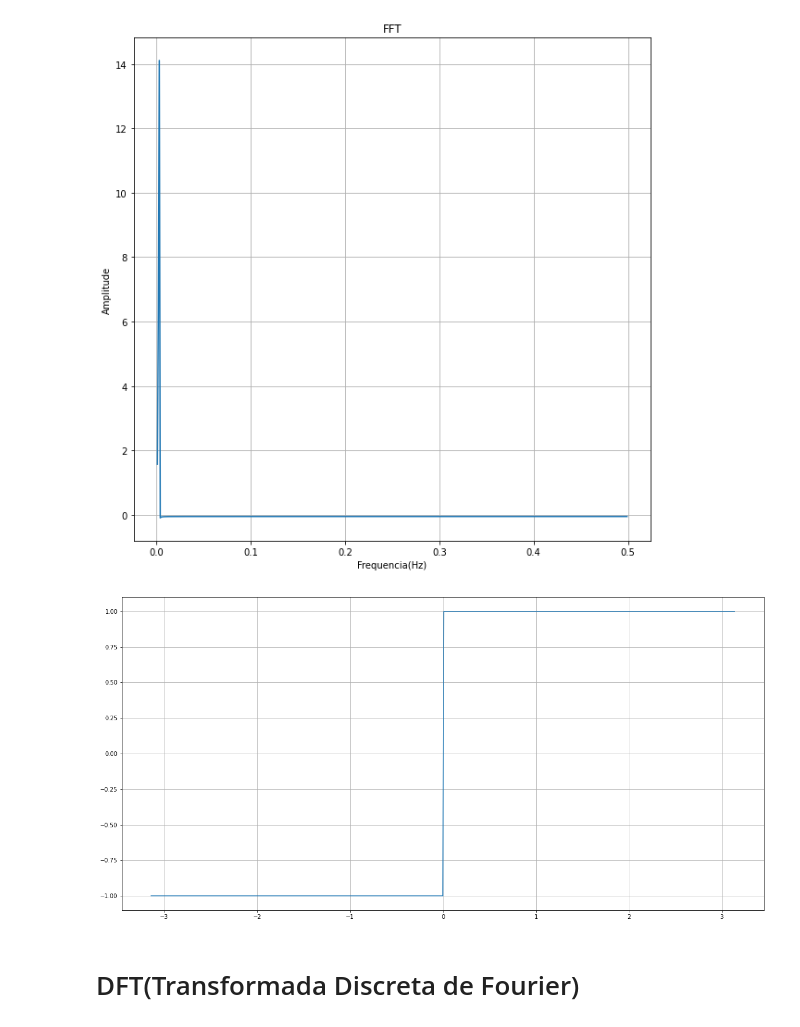
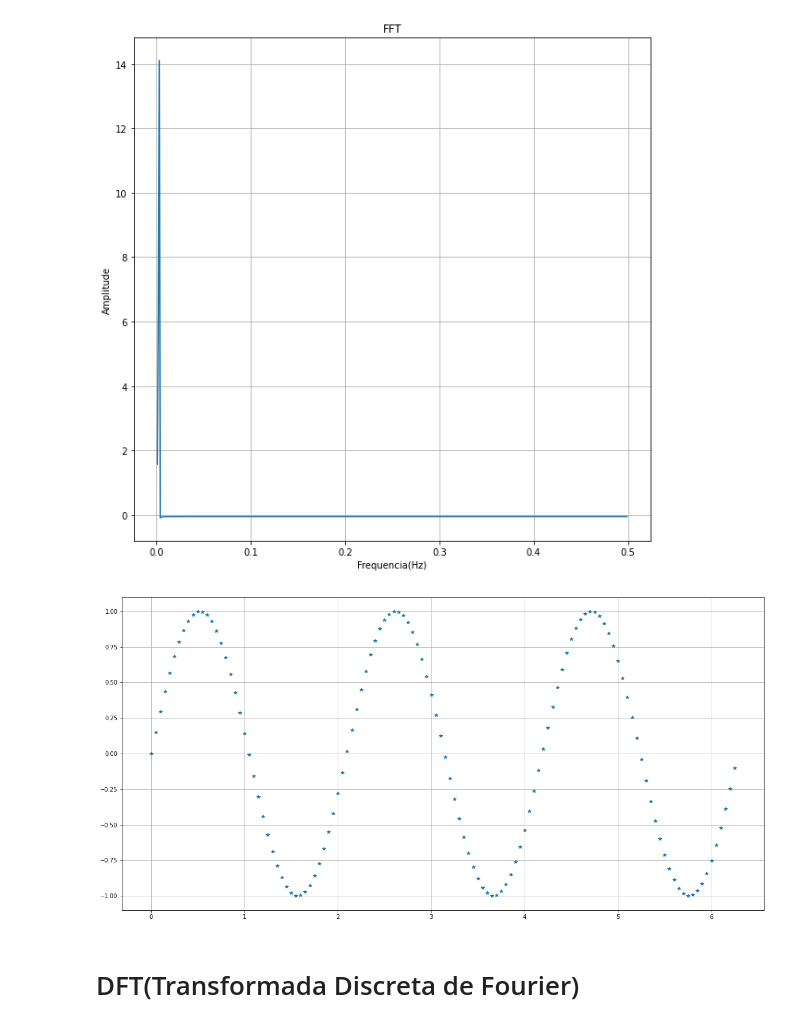
Before and after one commit to HelioLeoesEC/Introducao_wavelet, a Jupyter notebook: main.ipynb, the cells around one changed output. Drawn from its saved outputs; the diff is of its cells as text; code cells hidden in the pictures.

```diff
--- a/main.ipynb
+++ b/main.ipynb
@@ -124,17 +127,16 @@ plt.show()
 [figure]
 [figure]
 # %%
-x = np.arange(-np.pi,np.pi,0.01)
-y = []
-for i in x:
-    y.append(math.fabs(i))
-y = y/x
-
+import matplotlib.pyplot as plt
+import numpy as np
+x = np.arange(0,2*np.pi,0.05)
+y = np.sin(3*x)
 plt.figure(figsize=(20,10))
-plt.plot(x,y)
+plt.plot(x,y,"*")
 plt.grid(True)
+plt.show()
 # %% [output]
-[figure, old version]
+[figure, new version]
 # %% [markdown]
 # DFT(Transformada Discreta de Fourier)
 # %%
```
Also changed, not shown: parts of 2 cells of this notebook.
